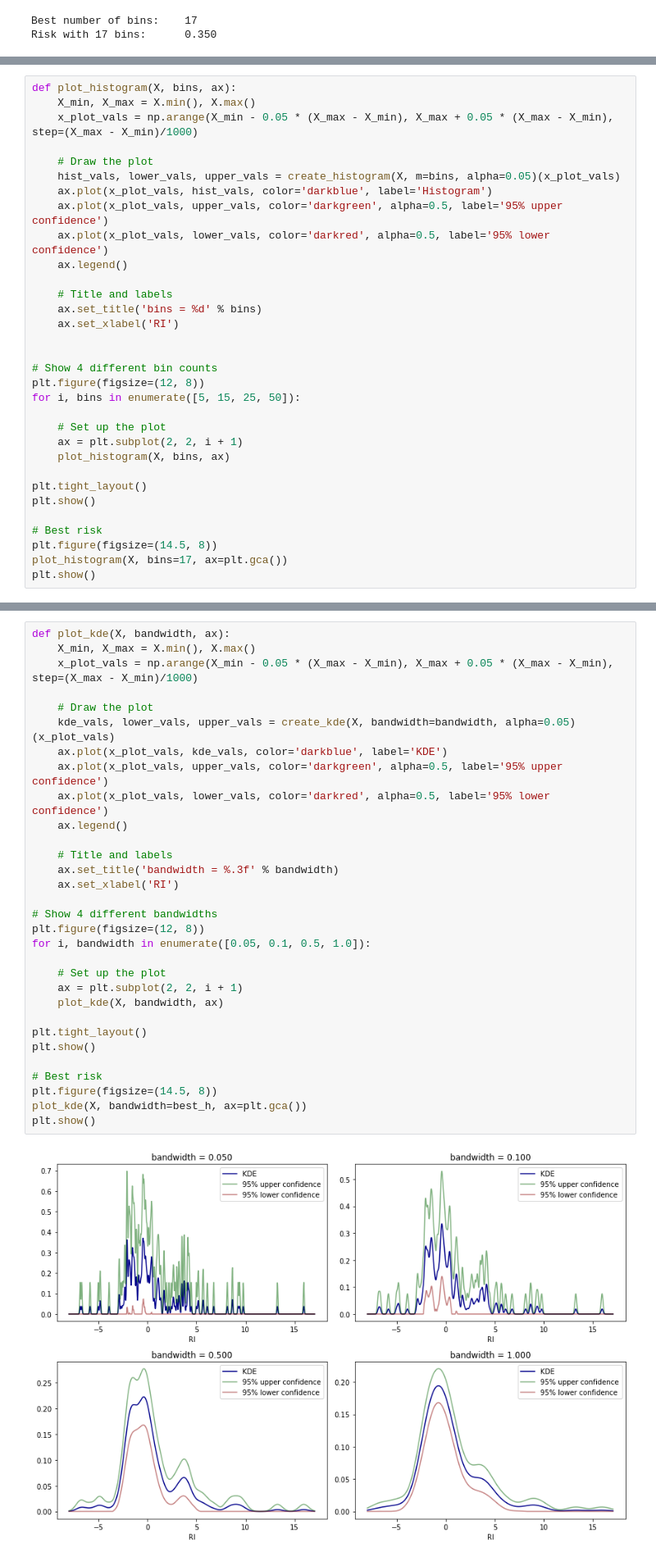
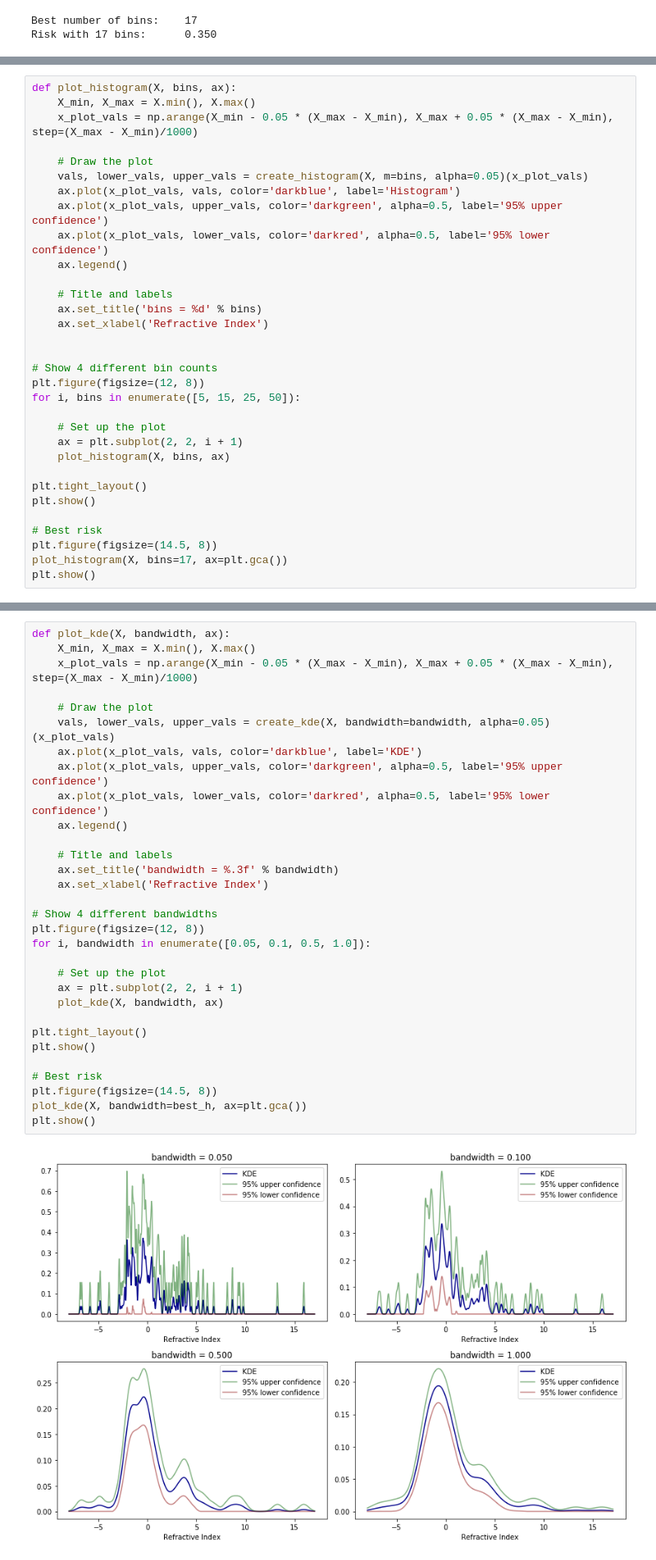
Before and after one commit to telmo-correa/all-of-statistics, a Jupyter notebook: chapter21.ipynb, the cells around one changed output, grey strips where cells are left out. Shown at 82% size. Cells and saved outputs as stored; diff of their text form.

```diff
--- a/chapter21.ipynb
+++ b/chapter21.ipynb
@@ -837,15 +837,15 @@ def plot_histogram(X, bins, ax):
     x_plot_vals = np.arange(X_min - 0.05 * (X_max - X_min), X_max + 0.05 * (X_max - X_min), step=(X_max - X_min)/1000)
 
     # Draw the plot
-    hist_vals, lower_vals, upper_vals = create_histogram(X, m=bins, alpha=0.05)(x_plot_vals)
-    ax.plot(x_plot_vals, hist_vals, color='darkblue', label='Histogram')
+    vals, lower_vals, upper_vals = create_histogram(X, m=bins, alpha=0.05)(x_plot_vals)
+    ax.plot(x_plot_vals, vals, color='darkblue', label='Histogram')
     ax.plot(x_plot_vals, upper_vals, color='darkgreen', alpha=0.5, label='95% upper confidence')
     ax.plot(x_plot_vals, lower_vals, color='darkred', alpha=0.5, label='95% lower confidence')
     ax.legend()
 
     # Title and labels
     ax.set_title('bins = %d' % bins)
-    ax.set_xlabel('RI')
+    ax.set_xlabel('Refractive Index')
 
 
 # Show 4 different bin counts
@@ -869,33 +869,33 @@ plt.show()
 # %%
 def plot_kde(X, bandwidth, ax):
     X_min, X_max = X.min(), X.max()
     x_plot_vals = np.arange(X_min - 0.05 * (X_max - X_min), X_max + 0.05 * (X_max - X_min), step=(X_max - X_min)/1000)
 
     # Draw the plot
-    kde_vals, lower_vals, upper_vals = create_kde(X, bandwidth=bandwidth, alpha=0.05)(x_plot_vals)
-    ax.plot(x_plot_vals, kde_vals, color='darkblue', label='KDE')
+    vals, lower_vals, upper_vals = create_kde(X, bandwidth=bandwidth, alpha=0.05)(x_plot_vals)
+    ax.plot(x_plot_vals, vals, color='darkblue', label='KDE')
     ax.plot(x_plot_vals, upper_vals, color='darkgreen', alpha=0.5, label='95% upper confidence')
     ax.plot(x_plot_vals, lower_vals, color='darkred', alpha=0.5, label='95% lower confidence')
     ax.legend()
 
     # Title and labels
     ax.set_title('bandwidth = %.3f' % bandwidth)
-    ax.set_xlabel('RI')
+    ax.set_xlabel('Refractive Index')
 
 # Show 4 different bandwidths
 plt.figure(figsize=(12, 8))
 for i, bandwidth in enumerate([0.05, 0.1, 0.5, 1.0]):
 
     # Set up the plot
     ax = plt.subplot(2, 2, i + 1)
     plot_kde(X, bandwidth, ax)
 
 plt.tight_layout()
 plt.show()
 
 # Best risk
 plt.figure(figsize=(14.5, 8))
 plot_kde(X, bandwidth=best_h, ax=plt.gca())
 plt.show()
 # %% [output]
-[figure, old version]
+[figure, new version]
```
Also changed, not shown: parts of 16 cells of this notebook.
